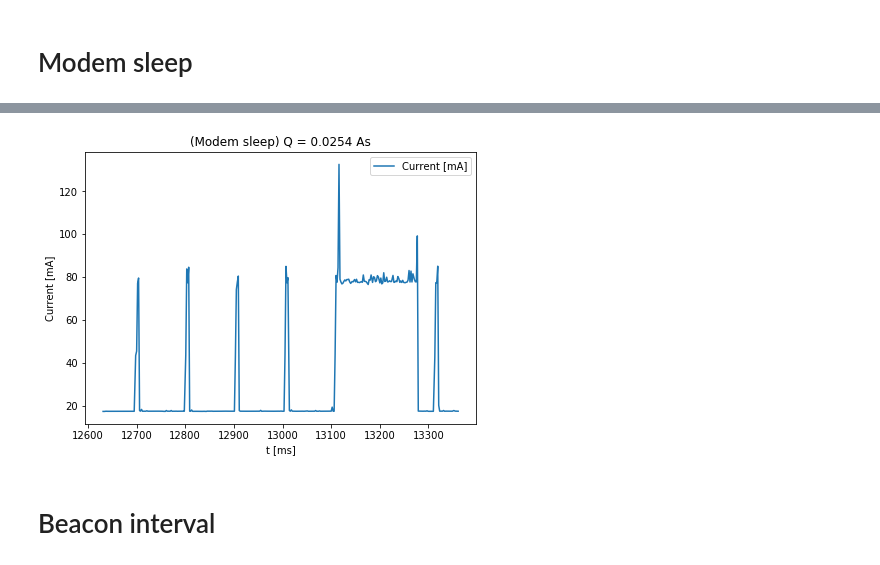
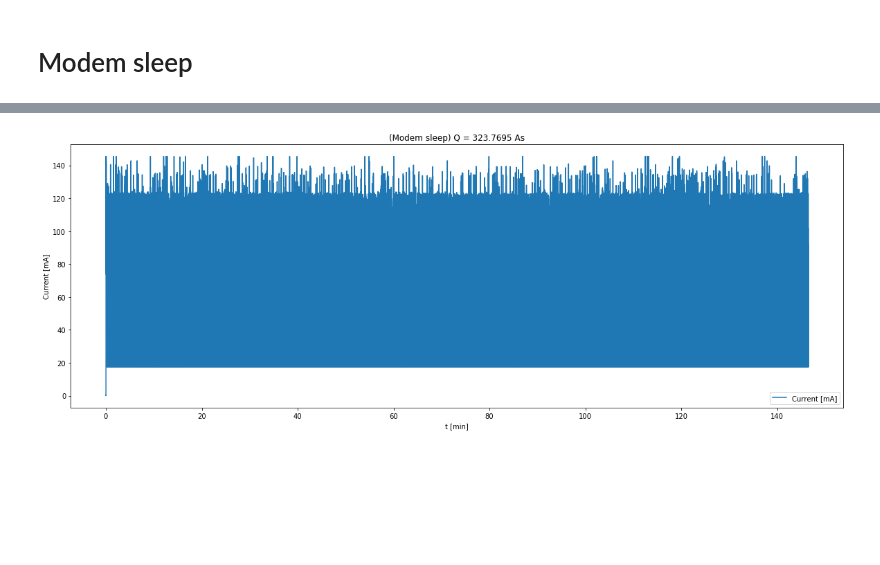
Before and after one commit to widmannthomas/dibse_integratives_gesamt_projekt, a Jupyter notebook: current_sensor/sleep_modes/sleep_modes_long.ipynb, the cells around one changed output, grey strips where cells are left out. Saved outputs shown, nothing was run; the diff lists cells and outputs as text; code cells hidden in the pictures; blank space fills up the shorter version.

Commit message:
sleep modex

```diff
--- a/current_sensor/sleep_modes/sleep_modes_long.ipynb
+++ b/current_sensor/sleep_modes/sleep_modes_long.ipynb
@@ -77,2 +91,12 @@ plt.show()
 # %% [markdown]
 # Modem sleep
+# %%
+df_modem_sleep = pd.read_csv("~/modem_sleep_15min.csv", sep=" ", names=["time_ms", "current_mA"])
+#df_modem_sleep = df_modem_sleep[df_modem_sleep.time_ms < 8787200]
+df_modem_sleep = df_modem_sleep[df_modem_sleep.current_mA < 500]
+df_modem_sleep = df_modem_sleep[df_modem_sleep.current_mA > 0]
+df_modem_sleep = df_modem_sleep[df_modem_sleep.time_ms < 8787200]
+
+modem_sleep_load = calc_AmpereSecFromDataFrame(df_modem_sleep)
+print("Modem sleep:", modem_sleep_load, "As")
+df_modem_sleep.describe()
@@ -79,12 +114,9 @@ plt.show()
 # %%
-df_modem_sleep = data_frame[3000:3350]
 plt.title("(Modem sleep) " + calc_load_coulomb_str(df_modem_sleep))
-plt.xlabel("t [ms]")
+plt.xlabel("t [min]")
 plt.ylabel("Current [mA]")
-plt.plot(df_modem_sleep.time_ms[:, None], df_modem_sleep.current_mA[:, None], label="Current [mA]")
+plt.plot(df_modem_sleep.time_ms[:, None] / 60000, df_modem_sleep.current_mA[:, None], label="Current [mA]")
 plt.legend()
 plt.show()
 # %% [output]
-[figure, old version]
+[figure, new version]
-# %% [markdown]
-# Beacon interval
```
Also changed, not shown: parts of 17 cells of this notebook, 2 other files.
